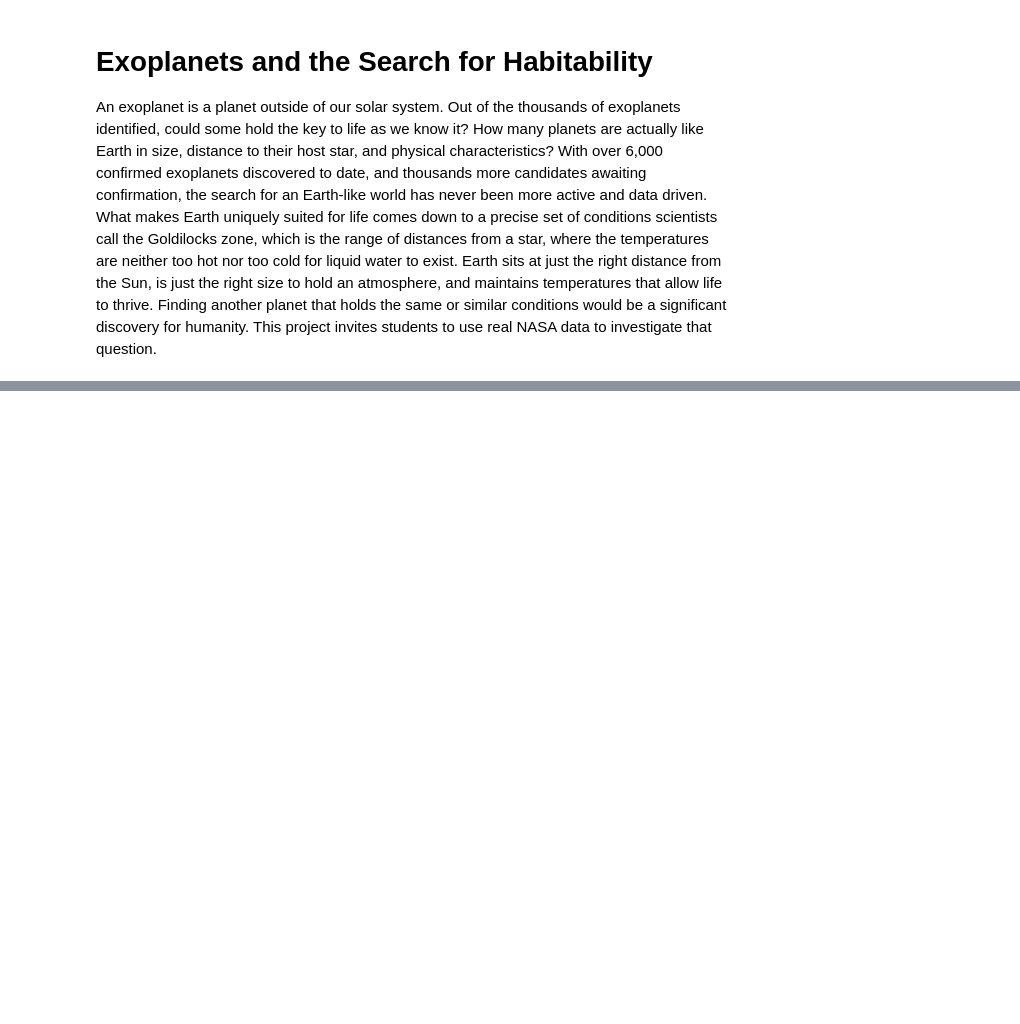
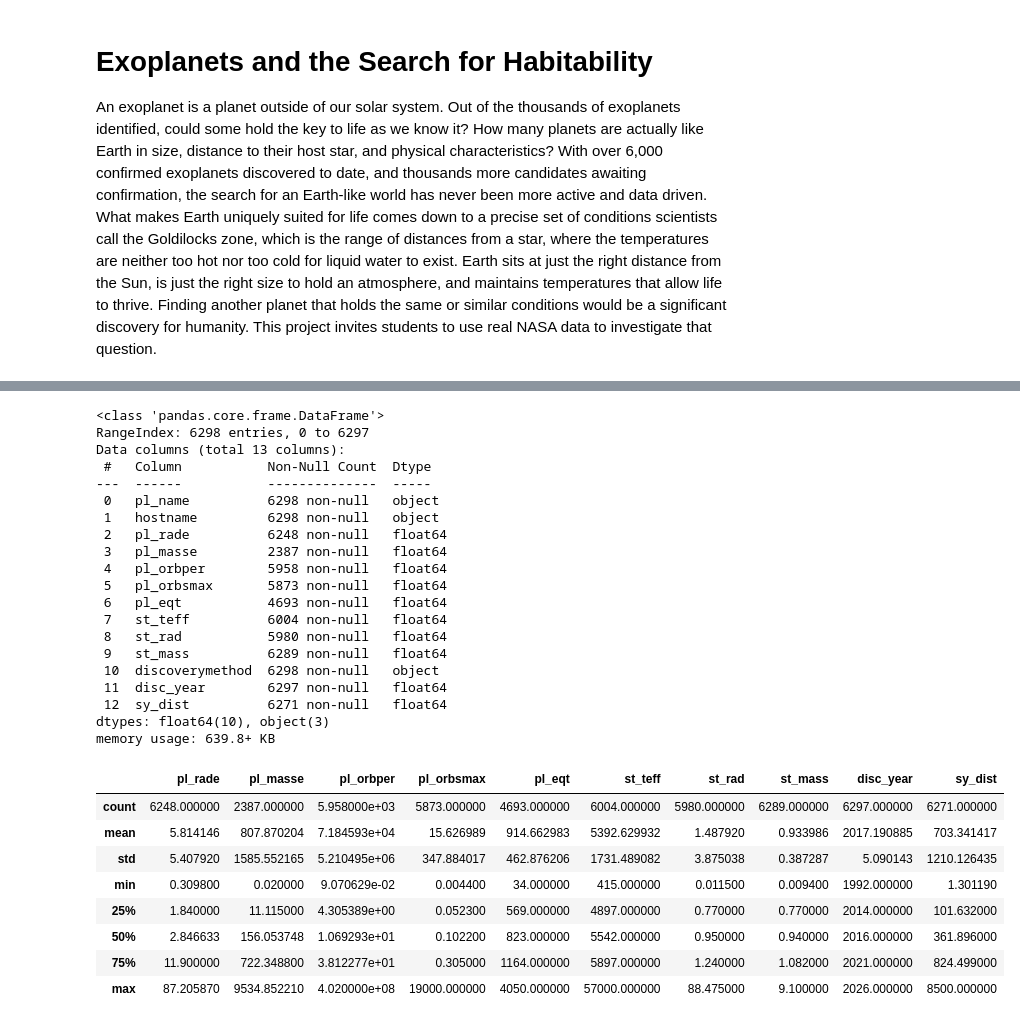
Before and after one commit to k-loaeza/dsrp, a Jupyter notebook: projectkloaeza.ipynb, the cells around one changed output, grey strips where cells are left out. Drawn from its saved outputs; the diff is of its cells as text; code cells hidden in the pictures; blank space fills up the shorter version.

```diff
--- a/projectkloaeza.ipynb
+++ b/projectkloaeza.ipynb
@@ -30,0 +60,33 @@ An exoplanet is a planet outside of our solar system. Out of the thousands of ex
+# %%
+data.info()
+data.describe()
+# %% [output]
+<class 'pandas.core.frame.DataFrame'>
+RangeIndex: 6298 entries, 0 to 6297
+Data columns (total 13 columns):
+ #   Column           Non-Null Count  Dtype
+---  ------           --------------  -----
+ 0   pl_name          6298 non-null   object
+ 1   hostname         6298 non-null   object
+ 2   pl_rade          6248 non-null   float64
+ 3   pl_masse         2387 non-null   float64
+ 4   pl_orbper        5958 non-null   float64
+ 5   pl_orbsmax       5873 non-null   float64
+ 6   pl_eqt           4693 non-null   float64
+ 7   st_teff          6004 non-null   float64
+ 8   st_rad           5980 non-null   float64
+ 9   st_mass          6289 non-null   float64
+ 10  discoverymethod  6298 non-null   object
+ 11  disc_year        6297 non-null   float64
+ 12  sy_dist          6271 non-null   float64
+dtypes: float64(10), object(3)
+memory usage: 639.8+ KB
+|  | pl_rade | pl_masse | pl_orbper | pl_orbsmax | pl_eqt | st_teff | st_rad | st_mass | disc_year | sy_dist |
+| count | 6248.000000 | 2387.000000 | 5.958000e+03 | 5873.000000 | 4693.000000 | 6004.000000 | 5980.000000 | 6289.000000 | 6297.000000 | 6271.000000 |
+| mean | 5.814146 | 807.870204 | 7.184593e+04 | 15.626989 | 914.662983 | 5392.629932 | 1.487920 | 0.933986 | 2017.190885 | 703.341417 |
+| std | 5.407920 | 1585.552165 | 5.210495e+06 | 347.884017 | 462.876206 | 1731.489082 | 3.875038 | 0.387287 | 5.090143 | 1210.126435 |
+| min | 0.309800 | 0.020000 | 9.070629e-02 | 0.004400 | 34.000000 | 415.000000 | 0.011500 | 0.009400 | 1992.000000 | 1.301190 |
+| 25% | 1.840000 | 11.115000 | 4.305389e+00 | 0.052300 | 569.000000 | 4897.000000 | 0.770000 | 0.770000 | 2014.000000 | 101.632000 |
+| 50% | 2.846633 | 156.053748 | 1.069293e+01 | 0.102200 | 823.000000 | 5542.000000 | 0.950000 | 0.940000 | 2016.000000 | 361.896000 |
+| 75% | 11.900000 | 722.348800 | 3.812277e+01 | 0.305000 | 1164.000000 | 5897.000000 | 1.240000 | 1.082000 | 2021.000000 | 824.499000 |
+| max | 87.205870 | 9534.852210 | 4.020000e+08 | 19000.000000 | 4050.000000 | 57000.000000 | 88.475000 | 9.100000 | 2026.000000 | 8500.000000 |
```
Also changed, not shown: parts of 6 cells of this notebook.
